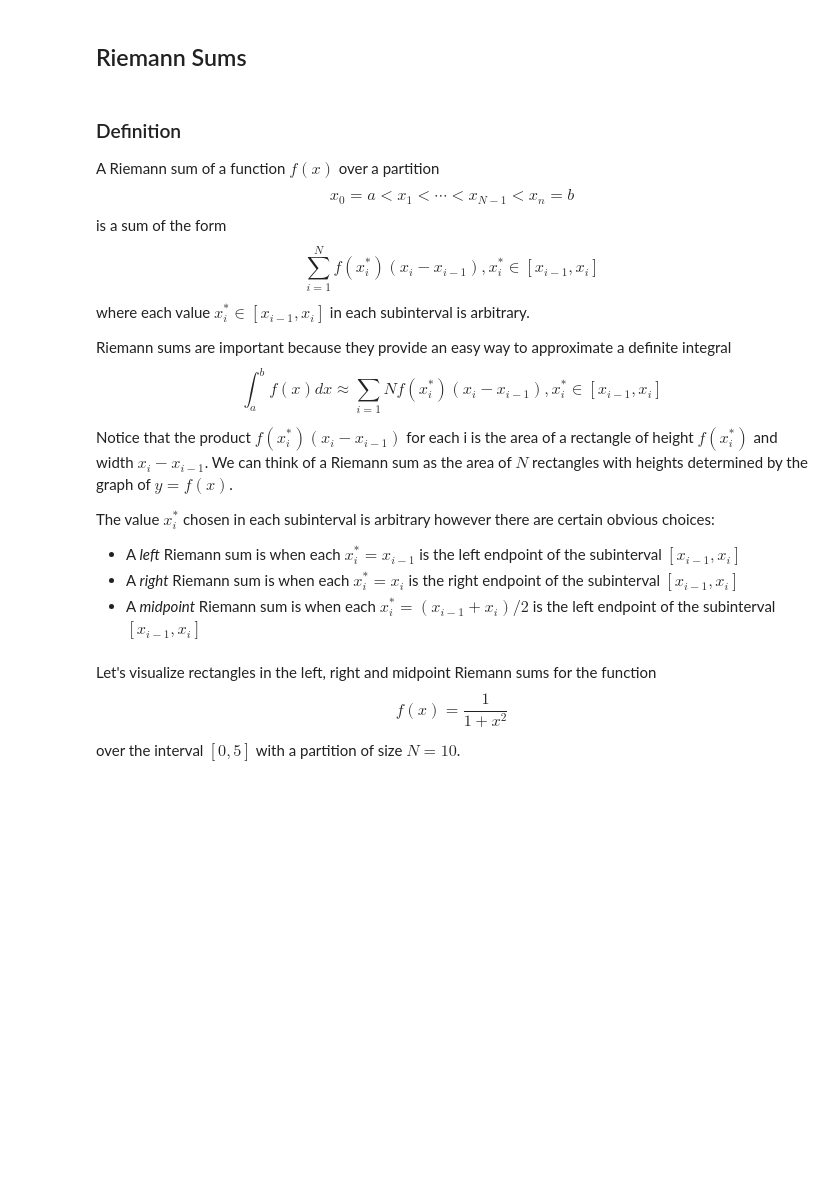
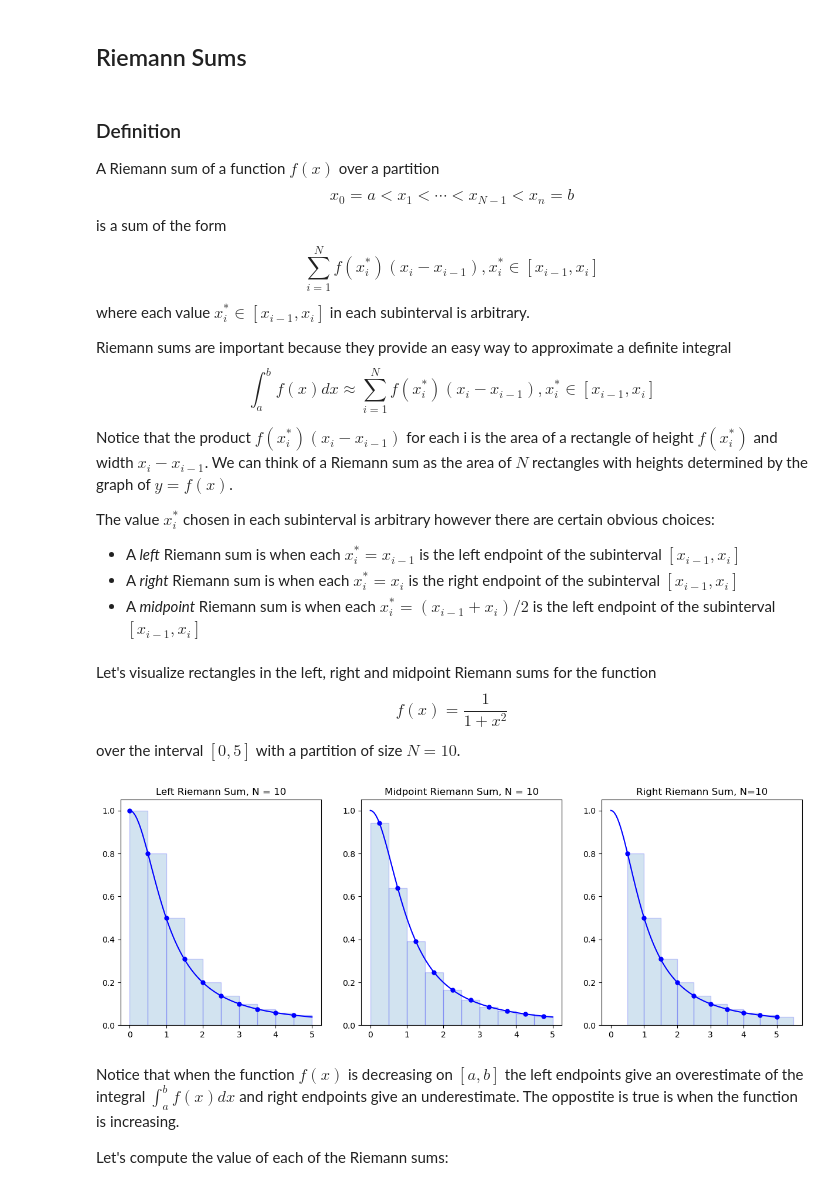
Before and after one commit to byeolla/science_dnn, a Jupyter notebook: 4th_week.ipynb, the cells around one changed output. Cells and saved outputs as stored; diff of their text form; code cells hidden in the pictures; blank space fills up the shorter version.

Commit message:
Starting Implementation of Riemann sum

```diff
--- a/4th_week.ipynb
+++ b/4th_week.ipynb
@@ -46,7 +46,7 @@ import matplotlib.pyplot as plt
 A Riemann sum of a function $f(x)$ over a partition $$x_{0}=a<x_{1}<\cdots < x_{N-1} <x_{n} =b$$
 is a sum of the form $$\sum_{i=1}^{N}f(x_{i}^{*})(x_{i}-x_{i-1}), x_{i}^{*} \in [x_{i-1}, x_{i}]$$ where each value $x_{i}^{*} \in [x_{i-1},x_{i}]$ in each subinterval is arbitrary.
 
-Riemann sums are important because they provide an easy way to approximate a definite integral $$\int_{a}^{b}f(x)dx \approx \sum_{i=1}{N} f(x_{i}^{*})(x_{i}-x_{i-1}), x_{i}^{*} \in [x_{i-1},x_{i}]$$
+Riemann sums are important because they provide an easy way to approximate a definite integral $$\int_{a}^{b}f(x)dx \approx \sum_{i=1}^{N} f(x_{i}^{*})(x_{i}-x_{i-1}), x_{i}^{*} \in [x_{i-1},x_{i}]$$
 
 Notice that the product $f(x_{i}^{*})(x_{i}-x_{i-1})$ for each i is the area of a rectangle of height $f(x_{i}^{*})$ and width $x_{i}-x_{i-1}$. We can think of a Riemann sum as the area of
 $N$ rectangles with heights determined by the graph of $y=f(x)$.
@@ -57,3 +57,45 @@ The value $x_{i}^{*}$ chosen in each subinterval is arbitrary however there are
 * A *midpoint* Riemann sum is when each $x_{i}^{*}=\left(x_{i-1}+x_{i}\right)/2$ is the left endpoint of the subinterval $[x_{i-1},x_{i}]$
 # %% [markdown]
 Let's visualize rectangles in the left, right and midpoint Riemann sums for the function $$f(x)=\frac{1}{1+x^{2}}$$ over the interval $[0,5]$ with a partition of size $N=10$.
+# %%
+f = lambda x : 1/(1+x**2)
+a = 0; b = 5; N = 10
+n = 10  # Usen*N+1 points to plot the function smoothly
+
+x = np.linspace(a, b, N+1)
+y = f(x)
+
+X = np.linspace(a, b, n*N+1)
+Y = f(X)
+
+plt.figure(figsize=(15, 5))
+
+plt.subplot(1, 3, 1)
+plt.plot(X, Y, 'b')
+x_left = x[:-1] ; y_left = y[:-1]       #Left endpoints
+plt.plot(x_left, y_left, 'b.', markersize = 10)
+plt.bar(x_left, y_left, width=(b-a)/N, alpha=0.2, align='edge', edgecolor = 'b')
+plt.title("Left Riemann Sum, N = {}".format(N))
+
+plt.subplot(1, 3, 2)
+plt.plot(X, Y, 'b')
+x_mid = (x[:-1]+x[1:])/2 ; y_mid = f(x_mid)       #midpoints
+plt.plot(x_mid, y_mid, 'b.', markersize = 10)
+plt.bar(x_mid, y_mid, width=(b-a)/N, alpha=0.2, edgecolor='b')
+plt.title("Midpoint Riemann Sum, N = {}".format(N))
+
+plt.subplot(1, 3, 3)
+plt.plot(X, Y, 'b')
+x_right = x[1:] #Right endpoints
+y_right = y[1:]
+plt.plot(x_right, y_right, 'b.', markersize = 10)
+plt.bar(x_right, y_right, width=(b-a)/N, alpha=0.2, align='edge', edgecolor='b')
+plt.title("Right Riemann Sum, N={}".format(N))
+
+plt.show()
+# %% [output]
+[figure, added]
+# %% [markdown]
+Notice that when the function $f(x)$ is decreasing on $\left[a,b \right]$ the left endpoints give an overestimate of the integral $\int_{a}^{b}f(x)dx$ and right endpoints give an underestimate. The oppostite is true is when the function is increasing.
+
+Let's compute the value of each of the Riemann sums:
```
Also changed, not shown: parts of 7 cells of this notebook.
